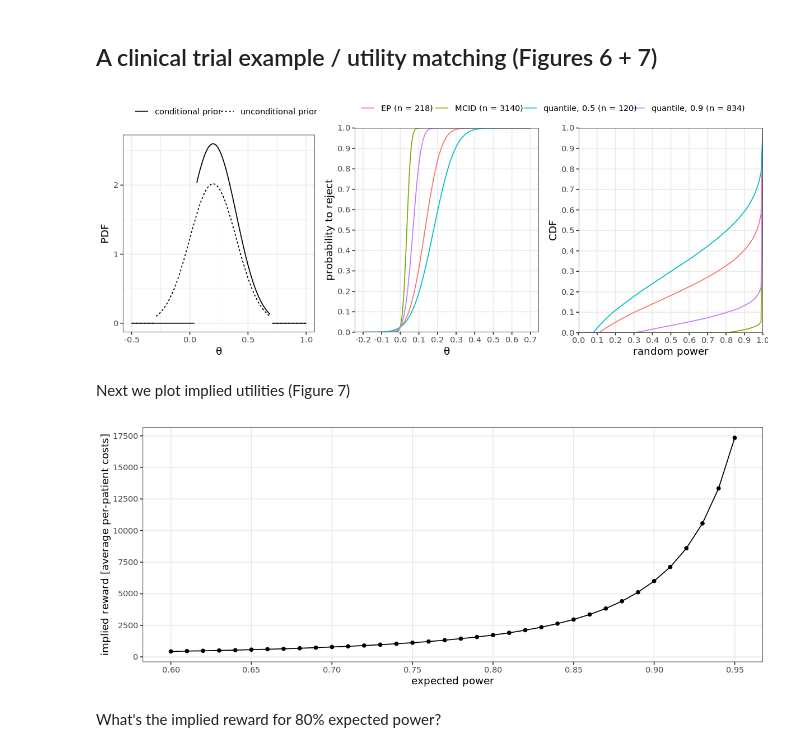
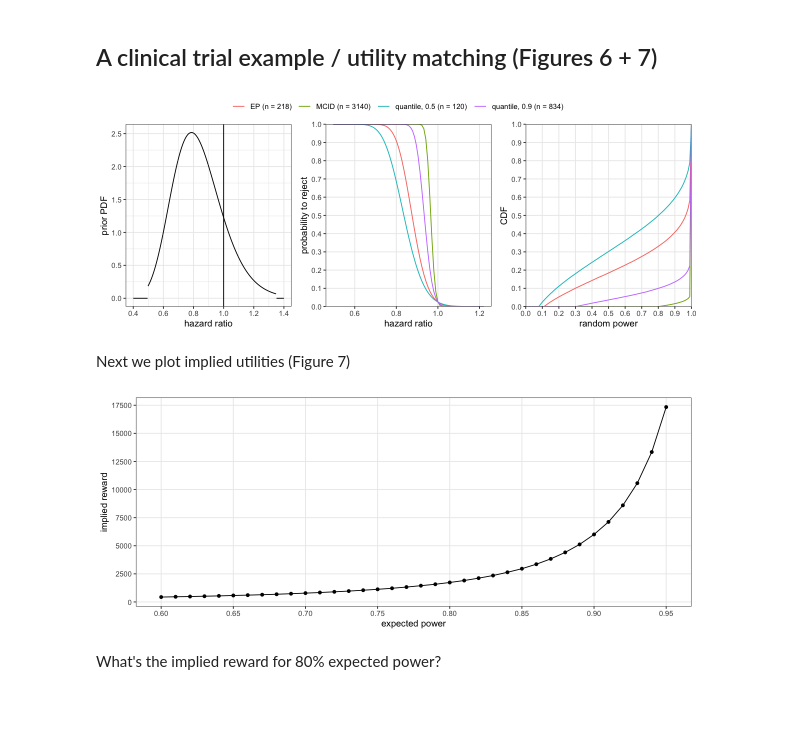
Before and after one commit to kkmann/sample-size-calculation-under-uncertainty, a Jupyter notebook: notebooks/figures-for-manuscript.ipynb, the cells around one changed output. Cells and saved outputs as stored; diff of their text form; code cells hidden in the pictures; blank space fills up the shorter version.

Commit message:
transformed to HR scale

```diff
--- a/notebooks/figures-for-manuscript.ipynb
+++ b/notebooks/figures-for-manuscript.ipynb
@@ -463,24 +463,25 @@ ggsave("../latex/figures/fig5-power-distribution-quantile-approach.pdf", width =
 prior            <- Normal(0.2, 0.2, -0.3, 0.7)
 # minimal clinically important difference (MCID)
 theta_mcid       <- 0.05
+
+tranformed_prior_pdf <- function(hr) {
+    pdf(prior, -log(hr))/hr
+}
 # %%
 # adjust plot output size
 options(repr.plot.width = 10, repr.plot.height = 4)
 
-# plot the conditional/unconditional priors
+# plot the prior pdf
 plt_prior <- tibble(
-        theta = seq(-0.5, 1.0, .01),
-        `unconditional prior` = pdf(prior, theta) %>%
-            {ifelse(theta == .7 | theta == prior$lower, NA_real_, .)},
-        `conditional prior`   = pdf(condition(prior, lo = theta_mcid), theta) %>%
-            {ifelse(theta == .7 | (theta == theta[which.min(abs(theta_mcid - theta))]), NA_real_, .)}
+        `hazard ratio` = seq(0.4, 1.4, .001),
+        `prior PDF` = tranformed_prior_pdf(`hazard ratio`) %>%
+            {ifelse((abs(`hazard ratio` - exp(-0.7)) < 0.001) | (abs(`hazard ratio` - exp(0.3)) < 0.001), NA_real_, .)}
     ) %>%
-    pivot_longer(-theta, names_to = "type", values_to = "PDF") %>%
     ggplot() +
-    aes(theta, PDF, linetype = type) +
+    aes(`hazard ratio`, `prior PDF`) +
+    geom_vline(xintercept = 1) +
     geom_line() +
-    scale_linetype_discrete("") +
-    scale_x_continuous(expression(theta)) +
+    scale_x_continuous("hazard ratio", breaks = seq(0.4, 1.4, by = 0.2)) +
     theme_bw() +
     theme(
         legend.position = "top"
@@ -505,14 +506,15 @@ plt_powr_curves <- full_join(
         by = "n"
     ) %>%
     mutate(
+        `hazard ratio` = exp(-theta),
         power = map2_dbl(theta, n, ~power(..1, ..2, qnorm(1 - alpha))),
         name = sprintf("%s (n = %i)", type, n)
     ) %>%
     ggplot() +
-        aes(theta, power, color = name) +
+        aes(`hazard ratio`, power, color = name) +
         geom_line() +
         scale_color_discrete("") +
-        scale_x_continuous(expression(theta), breaks = seq(-1, 1, .1)) +
+        # scale_x_continuous("hazard ratio", breaks = seq(-1, 1, .1)) +
         scale_y_continuous("probability to reject", breaks = seq(0, 1, .1), expand = c(0, 0)) +
         theme_bw() +
         theme(
@@ -545,45 +547,44 @@ plt_power_cdf <- full_join(
         name = sprintf("%s (n = %i)", type, n)
     ) %>%
     select(name, rpower) %>%
     group_by(name) %>%
     nest() %>%
     transmute(
         ecdf = map(data, ~tibble(
             power = seq(0, 1, .01),
             CDF   = ecdf(.$rpower)(power)
         ))
     ) %>%
     unnest(ecdf) %>%
     ggplot(aes(power, CDF, color = name)) +
     geom_line() +
     scale_color_discrete("") +
     scale_x_continuous("random power", breaks = seq(0, 1, .1)) +
     scale_y_continuous(breaks = seq(0, 1, .1)) +
     coord_cartesian(expand = FALSE) +
     theme_bw() +
     theme(
         panel.grid.minor = element_blank(),
         legend.position = "top"
     )
 
 legend <- cowplot::get_legend(plt_powr_curves)
 
-cowplot::plot_grid(plt_prior,
+cowplot::plot_grid(
+    legend,
     cowplot::plot_grid(
-        legend,
-        cowplot::plot_grid(
-            plt_powr_curves + theme(legend.position = "none"),
-            plt_power_cdf + theme(legend.position = "none"),
-            nrow = 1
-        ),
-        rel_heights = c(1, 8),
-        ncol = 1
+        plt_prior,
+        plt_powr_curves + theme(legend.position = "none"),
+        plt_power_cdf + theme(legend.position = "none"),
+        nrow = 1,
+        align = "h",
+        axis = "bt"
     ),
-    rel_widths = c(1, 2),
-    nrow = 1
+    rel_heights = c(1, 8),
+    ncol = 1
 )
 # %% [output]
-[figure, old version]
+[figure, new version]
 # %%
 ggsave("../latex/figures/fig6-clinical-trial-example.pdf", width = 10, height = 4)
 # %% [markdown]
@@ -621,11 +622,11 @@ ggplot(tbl_implied_lambda) +
     geom_point() +
     geom_line() +
     scale_x_continuous("expected power", breaks = seq(0.6, 0.95, by = 0.05)) +
-    scale_y_continuous("implied reward [average per-patient costs]", breaks = seq(0, 20000, by = 2500)) +
+    scale_y_continuous("implied reward", breaks = seq(0, 20000, by = 2500)) +
     theme_bw() +
     theme(
         panel.grid.minor = element_blank()
     )
 # %% [output]
-[figure, old version]
+[figure, new version]
 # %%
```
Also changed, not shown: parts of 5 cells of this notebook, 1 other file.
